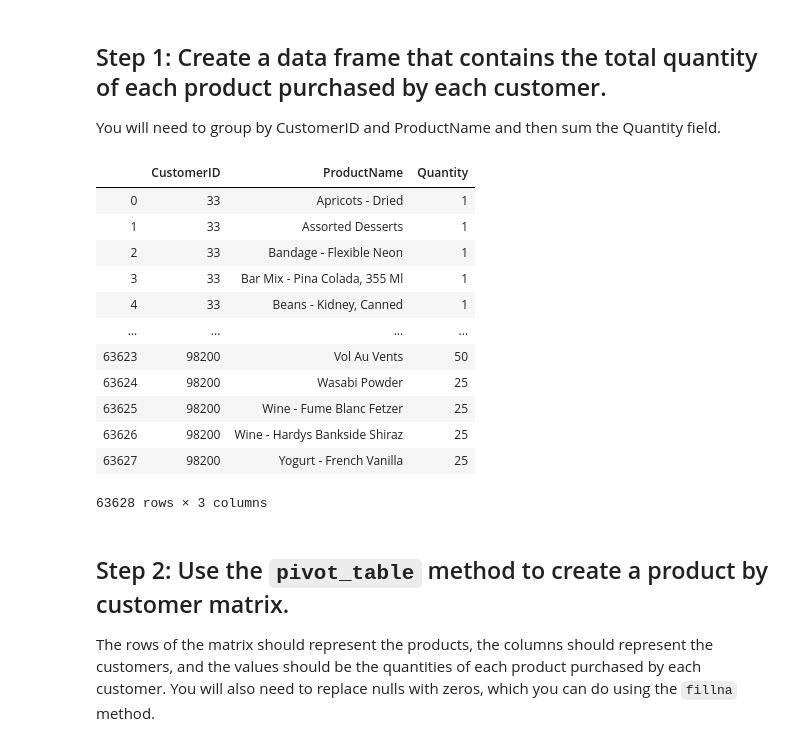
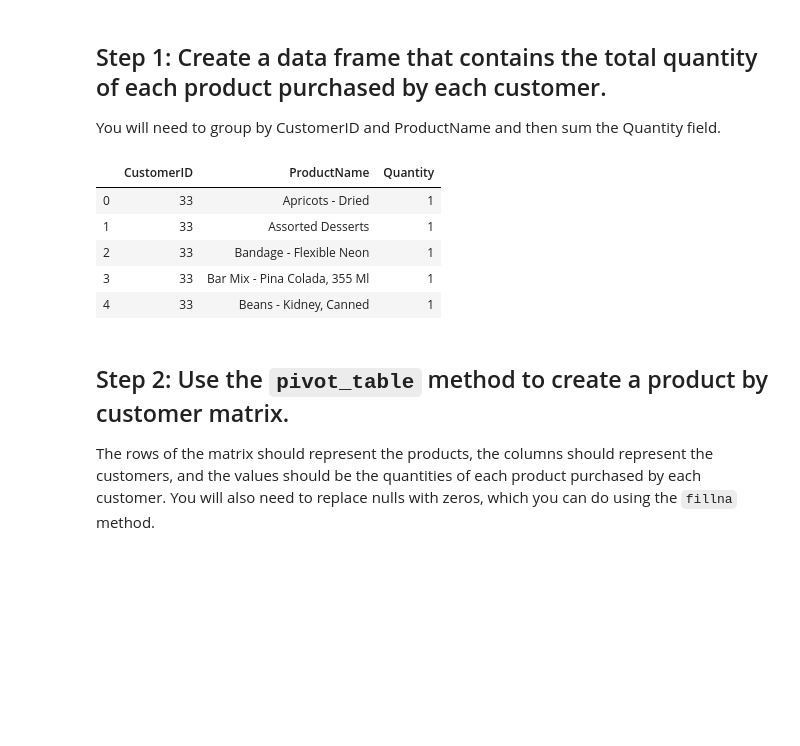
Before and after one commit to marinapm90/data-labs, a Jupyter notebook: module-2/lab-intro-recommender-systems/your-code/main.ipynb, the cells around one changed output. Saved outputs shown, nothing was run; the diff lists cells and outputs as text; code cells hidden in the pictures; blank space fills up the shorter version.

```diff
--- a/module-2/lab-intro-recommender-systems/your-code/main.ipynb
+++ b/module-2/lab-intro-recommender-systems/your-code/main.ipynb
@@ -25,21 +25,14 @@ You will need to group by CustomerID and ProductName and then sum the Quantity f
 # %%
 total_qty_customer = data.groupby(by=['CustomerID', 'ProductName'])[['Quantity']].sum().reset_index()
 
-total_qty_customer
+total_qty_customer.head(5)
 # %% [output]
 |  | CustomerID | ProductName | Quantity |
 | 0 | 33 | Apricots - Dried | 1 |
 | 1 | 33 | Assorted Desserts | 1 |
 | 2 | 33 | Bandage - Flexible Neon | 1 |
 | 3 | 33 | Bar Mix - Pina Colada, 355 Ml | 1 |
 | 4 | 33 | Beans - Kidney, Canned | 1 |
-| ... | ... | ... | ... |
-| 63623 | 98200 | Vol Au Vents | 50 |
-| 63624 | 98200 | Wasabi Powder | 25 |
-| 63625 | 98200 | Wine - Fume Blanc Fetzer | 25 |
-| 63626 | 98200 | Wine - Hardys Bankside Shiraz | 25 |
-| 63627 | 98200 | Yogurt - French Vanilla | 25 |
-63628 rows × 3 columns
 # %% [markdown]
 ## Step 2: Use the `pivot_table` method to create a product by customer matrix.
 
```
Also changed, not shown: parts of 16 cells of this notebook.
